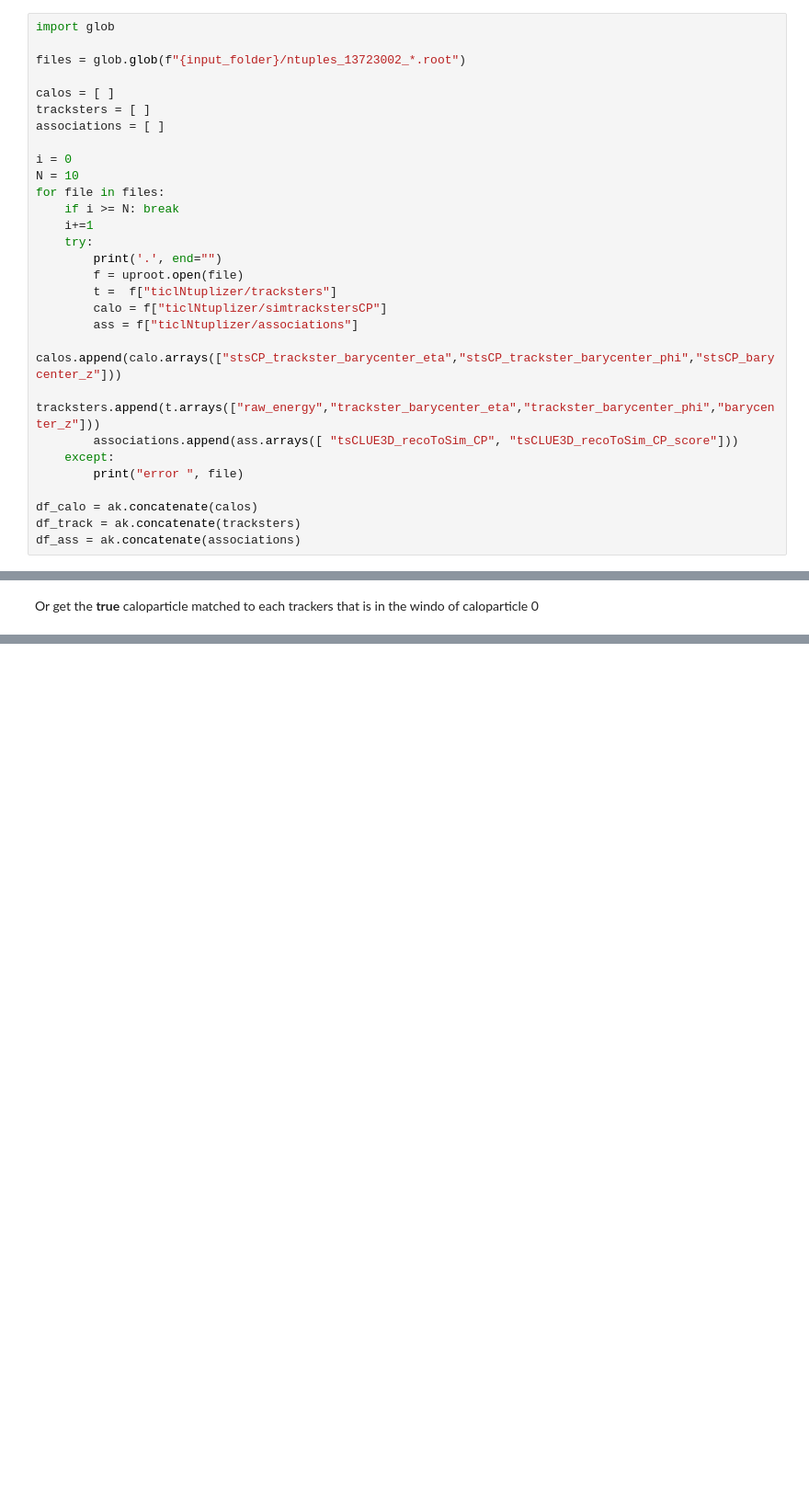
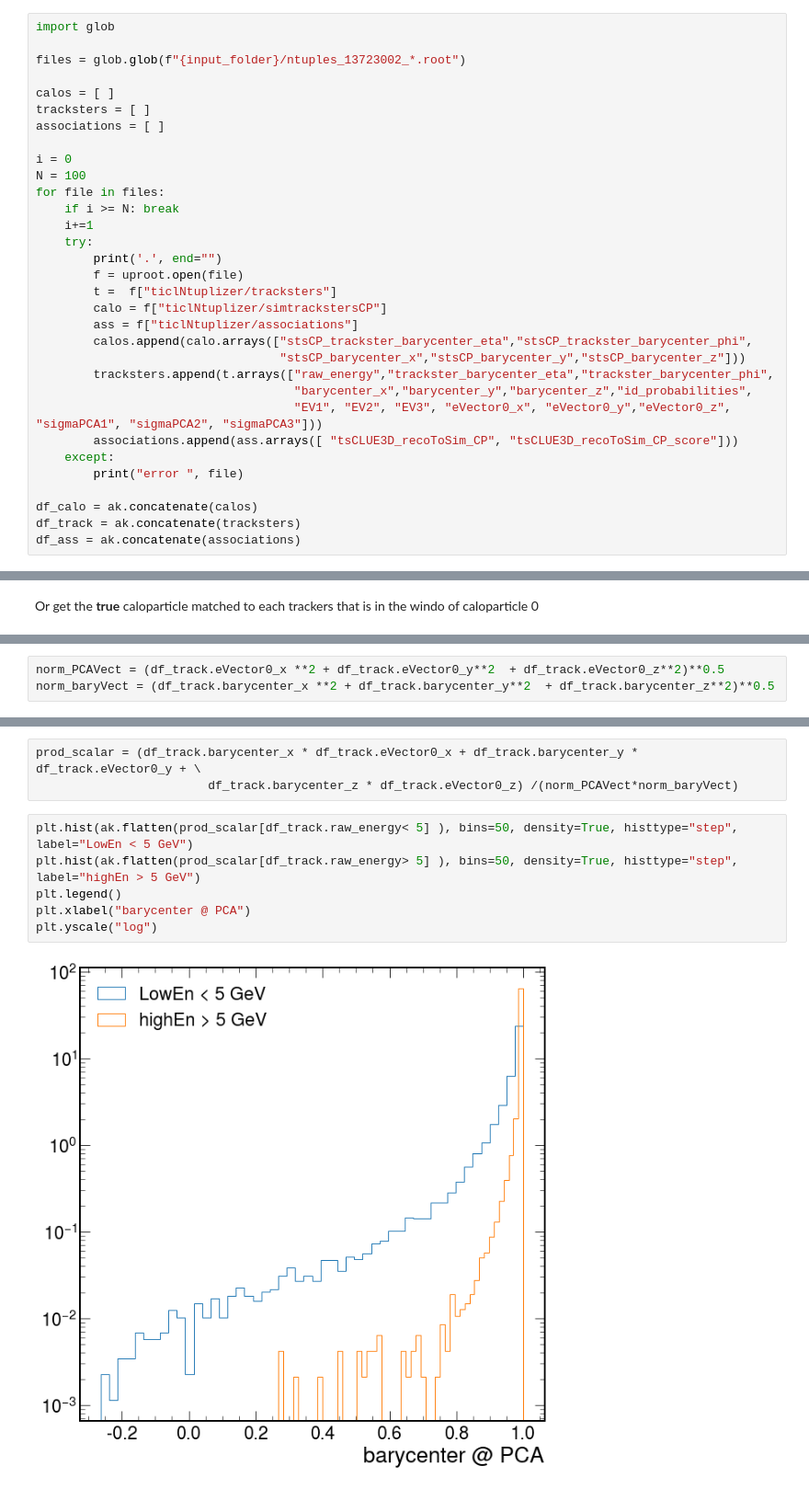
Before and after one commit to valsdav/HGCAL_Linking, a Jupyter notebook: Ntuplizer.ipynb, the cells around one changed output, grey strips where cells are left out. Shown at 92% size. Cells and saved outputs as stored; diff of their text form; blank space fills up the shorter version.

Commit message:
Plotting

```diff
--- a/Ntuplizer.ipynb
+++ b/Ntuplizer.ipynb
@@ -60,7 +54,7 @@ tracksters = [ ]
 associations = [ ]
 
 i = 0
-N = 10
+N = 100
 for file in files:
     if i >= N: break
     i+=1
@@ -70,8 +64,11 @@ for file in files:
         t =  f["ticlNtuplizer/tracksters"]
         calo = f["ticlNtuplizer/simtrackstersCP"]
         ass = f["ticlNtuplizer/associations"]
-        calos.append(calo.arrays(["stsCP_trackster_barycenter_eta","stsCP_trackster_barycenter_phi","stsCP_barycenter_z"]))
-        tracksters.append(t.arrays(["raw_energy","trackster_barycenter_eta","trackster_barycenter_phi","barycenter_z"]))
+        calos.append(calo.arrays(["stsCP_trackster_barycenter_eta","stsCP_trackster_barycenter_phi",
+                                  "stsCP_barycenter_x","stsCP_barycenter_y","stsCP_barycenter_z"]))
+        tracksters.append(t.arrays(["raw_energy","trackster_barycenter_eta","trackster_barycenter_phi",
+                                    "barycenter_x","barycenter_y","barycenter_z","id_probabilities",
+                                    "EV1", "EV2", "EV3", "eVector0_x", "eVector0_y","eVector0_z", "sigmaPCA1", "sigmaPCA2", "sigmaPCA3"]))
         associations.append(ass.arrays([ "tsCLUE3D_recoToSim_CP", "tsCLUE3D_recoToSim_CP_score"]))
     except:
         print("error ", file)
@@ -384,0 +227,3 @@ trackers_to_calo[   track_idx_inwindow[calo_idx_inwindow == 1] ].tolist()
+# %%
+norm_PCAVect = (df_track.eVector0_x **2 + df_track.eVector0_y**2  + df_track.eVector0_z**2)**0.5
+norm_baryVect = (df_track.barycenter_x **2 + df_track.barycenter_y**2  + df_track.barycenter_z**2)**0.5
@@ -384,0 +234,11 @@ trackers_to_calo[   track_idx_inwindow[calo_idx_inwindow == 1] ].tolist()
+# %%
+prod_scalar = (df_track.barycenter_x * df_track.eVector0_x + df_track.barycenter_y * df_track.eVector0_y + \
+                        df_track.barycenter_z * df_track.eVector0_z) /(norm_PCAVect*norm_baryVect)
+# %%
+plt.hist(ak.flatten(prod_scalar[df_track.raw_energy< 5] ), bins=50, density=True, histtype="step", label="LowEn < 5 GeV")
+plt.hist(ak.flatten(prod_scalar[df_track.raw_energy> 5] ), bins=50, density=True, histtype="step", label="highEn > 5 GeV")
+plt.legend()
+plt.xlabel("barycenter @ PCA")
+plt.yscale("log")
+# %% [output]
+[figure, added]
```
Also changed, not shown: parts of 28 cells of this notebook.
